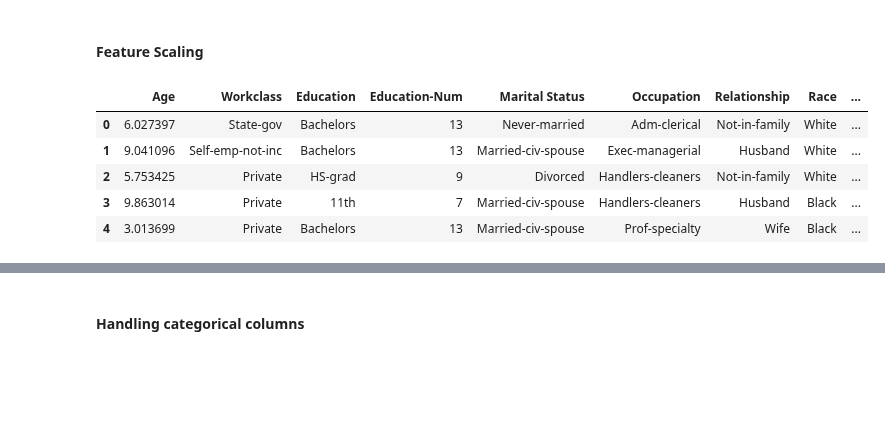
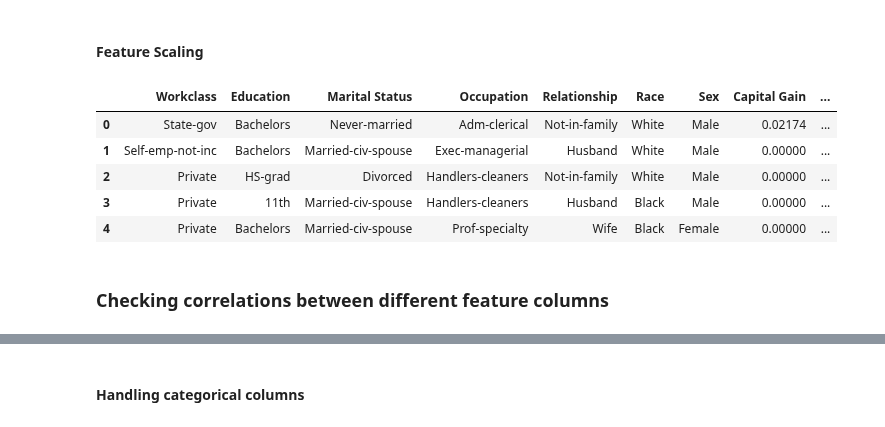
Before and after one commit to vaibhavyesalwad/Machine-Learning-from-scratch, a Jupyter notebook: Classification/Logistic Regression/02_IncomeLogisticRegression.ipynb, the cells around one changed output, grey strips where cells are left out. Saved outputs shown, nothing was run; the diff lists cells and outputs as text; code cells hidden in the pictures; blank space fills up the shorter version.

```diff
--- a/Classification/Logistic Regression/02_IncomeLogisticRegression.ipynb
+++ b/Classification/Logistic Regression/02_IncomeLogisticRegression.ipynb
@@ -207,5 +211,5 @@ personal_data.groupby('Country').mean()
 # %%
 # dropping column fnlwgt & Hours per week
-personal_data = personal_data.drop(['fnlwgt','Hours per week'], axis=1)
+personal_data = personal_data.drop(['fnlwgt','Age','Education-Num'], axis=1)
 personal_data.head()
 # %% [output]
@@ -230,18 +234,21 @@ personal_data.describe()
 # %% [markdown]
 #### Feature Scaling
 # %%
-# scaling valures for columns age, capital gain & capital loss in range 1-20
+# scaling valures for columns age, capital gain & capital loss in range 0-1
+numerical_cols = [col for col in personal_data.columns if personal_data[col].dtype == 'int64']
 
-for col in ['Age', 'Capital Gain', "Capital Loss"]:
+for col in numerical_cols:
     minimum = personal_data[col].min()
     maximum = personal_data[col].max()
-    personal_data[col] = (personal_data[col] -minimum)*20/(maximum - minimum)
+    personal_data[col] = (personal_data[col] -minimum)/(maximum - minimum)
 
 personal_data.head()
 # %% [output]
-|  | Age | Workclass | Education | Education-Num | Marital Status | Occupation | Relationship | Race | ... |
-| 0 | 6.027397 | State-gov | Bachelors | 13 | Never-married | Adm-clerical | Not-in-family | White | ... |
-| 1 | 9.041096 | Self-emp-not-inc | Bachelors | 13 | Married-civ-spouse | Exec-managerial | Husband | White | ... |
-| 2 | 5.753425 | Private | HS-grad | 9 | Divorced | Handlers-cleaners | Not-in-family | White | ... |
-| 3 | 9.863014 | Private | 11th | 7 | Married-civ-spouse | Handlers-cleaners | Husband | Black | ... |
-| 4 | 3.013699 | Private | Bachelors | 13 | Married-civ-spouse | Prof-specialty | Wife | Black | ... |
+|  | Workclass | Education | Marital Status | Occupation | Relationship | Race | Sex | Capital Gain | ... |
+| 0 | State-gov | Bachelors | Never-married | Adm-clerical | Not-in-family | White | Male | 0.02174 | ... |
+| 1 | Self-emp-not-inc | Bachelors | Married-civ-spouse | Exec-managerial | Husband | White | Male | 0.00000 | ... |
+| 2 | Private | HS-grad | Divorced | Handlers-cleaners | Not-in-family | White | Male | 0.00000 | ... |
+| 3 | Private | 11th | Married-civ-spouse | Handlers-cleaners | Husband | Black | Male | 0.00000 | ... |
+| 4 | Private | Bachelors | Married-civ-spouse | Prof-specialty | Wife | Black | Female | 0.00000 | ... |
+# %% [markdown]
+### Checking correlations between different feature columns
```
Also changed, not shown: parts of 16 cells of this notebook.
